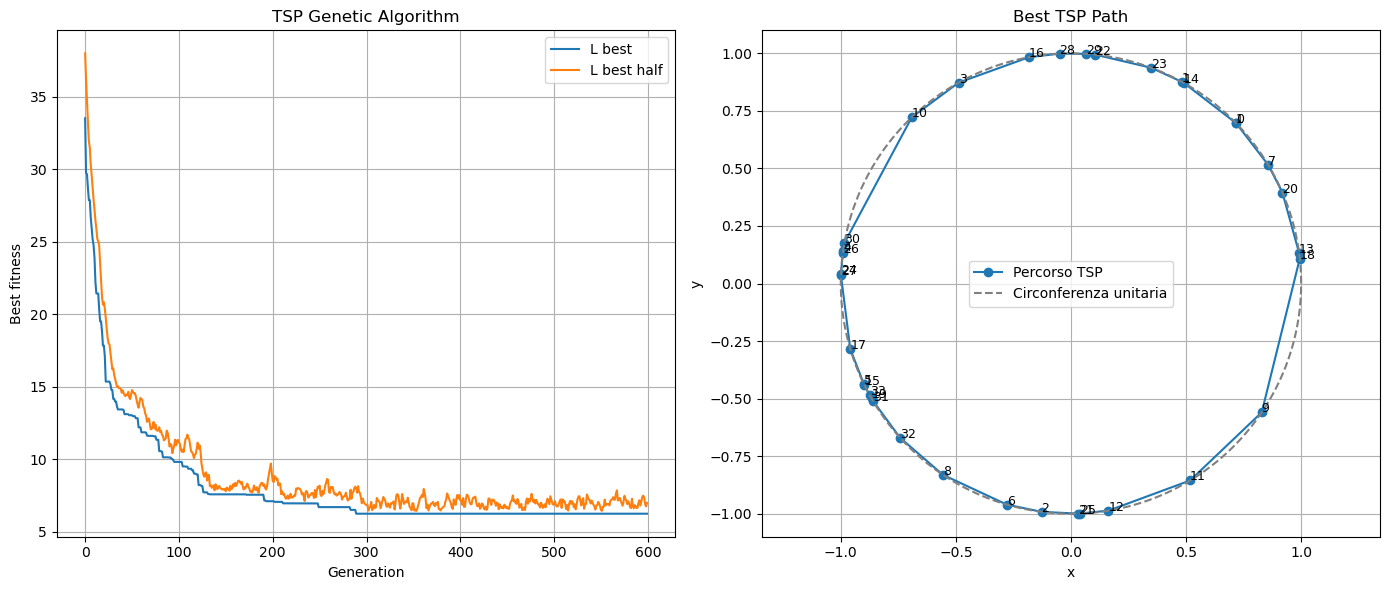
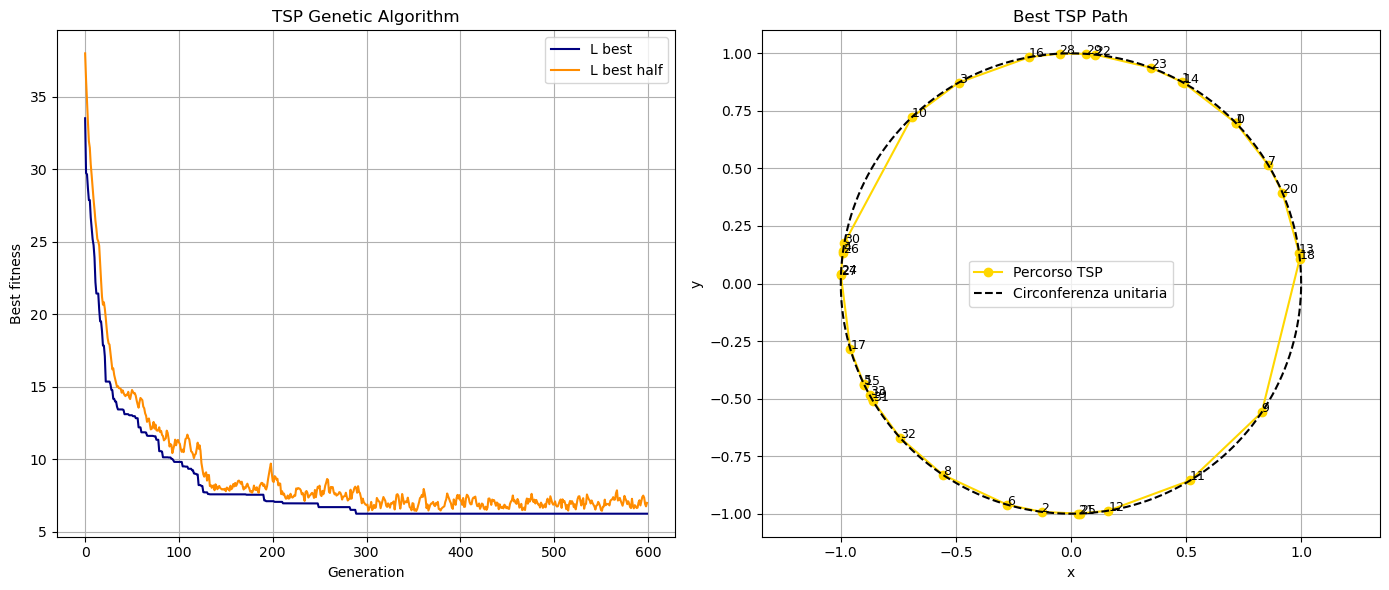
The notebook cell's code change between the first figure and the second:
--- before
+++ after
@@ -22,6 +22,6 @@
 
 # PLOT FITNESS VS GENERAZIONE
-ax[0].plot(generation, fitness, label = "L best")
-ax[0].plot(generation, ave, label = "L best half")
+ax[0].plot(generation, fitness, label = "L best", color = 'navy')
+ax[0].plot(generation, ave, label = "L best half", color = 'darkorange')
 ax[0].set_xlabel("Generation")
 ax[0].set_ylabel("Best fitness")
@@ -40,5 +40,5 @@
 
 
-ax[1].plot(x, y, marker='o', label="Percorso TSP")
+ax[1].plot(x, y, marker='o', label="Percorso TSP", color = 'gold')
 
 for i in range(len(city_id)):
@@ -48,5 +48,5 @@
 ax[1].set_ylabel("y")
 ax[1].set_title("Best TSP Path")
-ax[1].plot(circle_x, circle_y, linestyle='--', color='grey', label="Circonferenza unitaria")
+ax[1].plot(circle_x, circle_y, linestyle='--', color='black', label="Circonferenza unitaria")
 ax[1].axis('equal')
 ax[1].grid(True)

Commit: notebook and main fixed